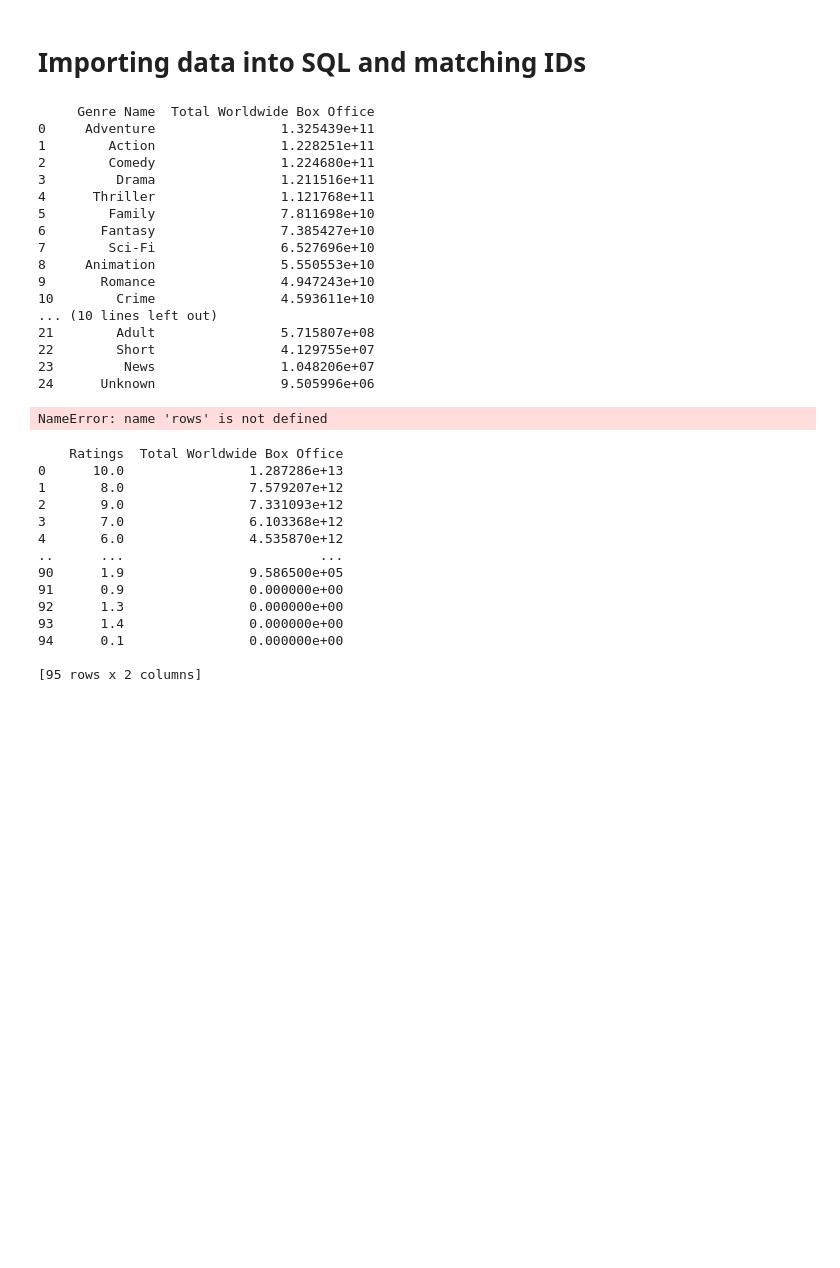
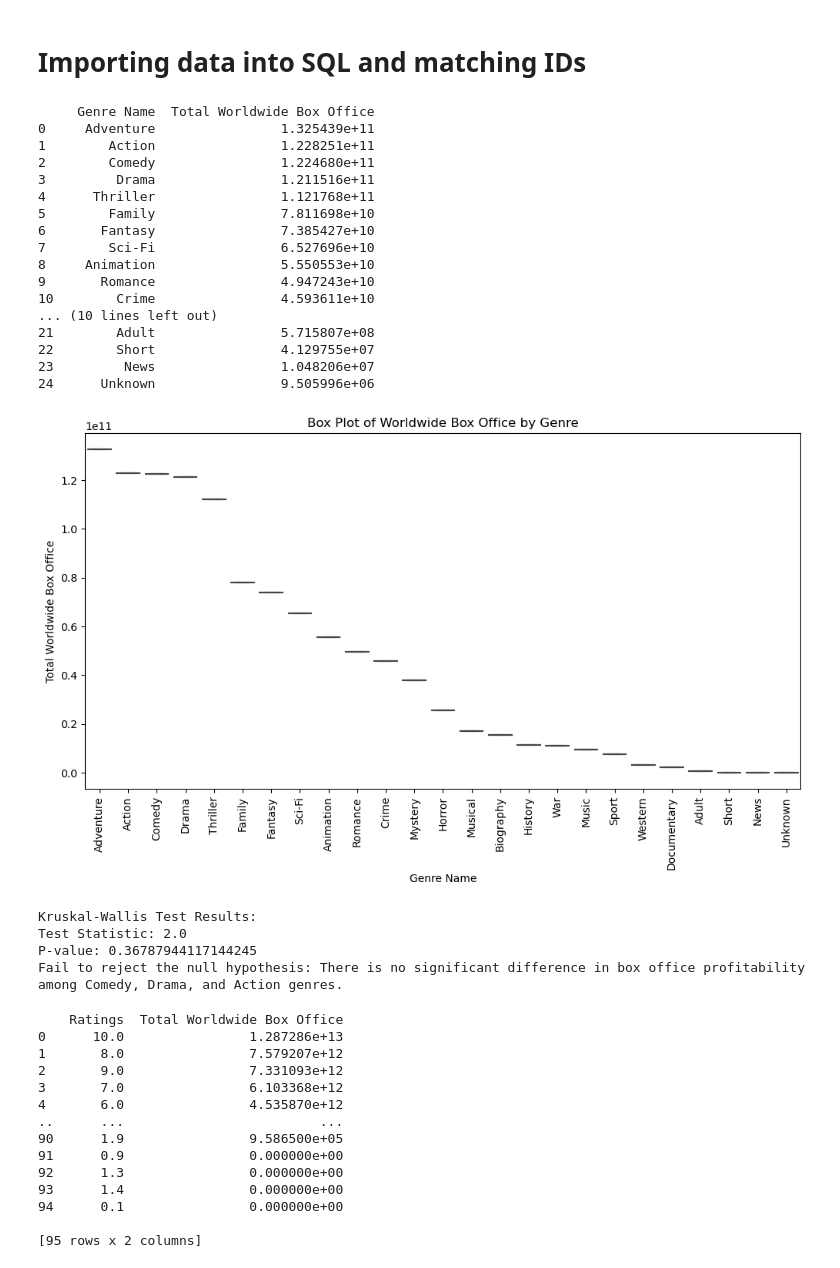
Before and after one commit to alvaarro/DatabaseManagement, a Jupyter notebook: New Python Database Management Script.ipynb, the cells around one changed output. Saved outputs shown, nothing was run; the diff lists cells and outputs as text; code cells hidden in the pictures; blank space fills up the shorter version.

Commit message:
Statsitical test added

```diff
--- a/New Python Database Management Script.ipynb
+++ b/New Python Database Management Script.ipynb
@@ -751,12 +751,13 @@ for _, director_row in directors_data.iterrows():
 cursor.close()
 conn.close()
 # %%
-# Aleksandra - Gnere join
-
 import psycopg2
 import pandas as pd
+import seaborn as sns
+import matplotlib.pyplot as plt
+import scipy.stats as stats
 
-# Defining a function to get genre-wise worldwide box office data
+# Define a function to get genre-wise worldwide box office data
 def get_genre_box_office_data():
     # Connect to the PostgreSQL database
     conn = psycopg2.connect(
@@ -767,10 +768,10 @@ def get_genre_box_office_data():
         password='alex2000'
     )
 
-    # Creating a cursor to interact with the database
+    # Create a cursor to interact with the database
     cursor = conn.cursor()
 
-    # Defining the SQL query to find the genre with the highest worldwide box office revenue
+    # Define the SQL query to find the genre with the highest worldwide box office revenue
     sql_query = """
         SELECT genres.genre_name, SUM(movies.worldwide_box_office) AS total_worldwide_box_office
         FROM genres
@@ -780,20 +781,20 @@ def get_genre_box_office_data():
         ORDER BY total_worldwide_box_office DESC;
     """
 
-    # Executing the SQL query
+    # Execute the SQL query
     cursor.execute(sql_query)
 
-    # Fetchong all the rows from the query
+    # Fetch all the rows from the query
     rows = cursor.fetchall()
 
-    # Create a dataframe to store the results
+    # Create a DataFrame to store the results
     df = pd.DataFrame(rows, columns=["Genre Name", "Total Worldwide Box Office"])
 
-    # Closing the cursor and the database connection
+    # Close the cursor and the database connection
     cursor.close()
     conn.close()
 
-    # Returning the DataFrame with the genre-wise box office data
+    # Return the DataFrame with the genre-wise box office data
     return df
 
 # Calling the function to retrieve and print the data
@@ -801,30 +802,19 @@ if __name__ == "__main__":
     genre_box_office_data = get_genre_box_office_data()
     print(genre_box_office_data)
 
-
-# Importing the necessary libraries to visualise the how the worldwide box office might be influenced by genres
-import psycopg2
-import pandas as pd
-import seaborn as sns
-import matplotlib.pyplot as plt
-
-# Create a dataframe
-df = pd.DataFrame(rows, columns=["Genre Name", "Total Worldwide Box Office"])
+# Create a DataFrame using the retrieved data
+df = genre_box_office_data
 
 # Visualize the distribution of box office earnings by genre
-# Compare multiple genres side by side through visual comparisons of their box office earnings
-plt.figure(figsize=(12, 6)) # Size of the box plot
-sns.boxplot(data=df, x="Genre Name", y="Total Worldwide Box Office") # defining the data and the dataframe
+plt.figure(figsize=(12, 6))
+sns.boxplot(data=df, x="Genre Name", y="Total Worldwide Box Office")
 plt.xticks(rotation=90)
-plt.xlabel("Genre Name") # Defining the x label (independent variable) - genre
-plt.ylabel("Total Worldwide Box Office") # Defining the y label (dependent variable) - worldwide box office
-plt.title("Box Plot of Worldwide Box Office by Genre") # Giving it a title
-plt.show() # Showcasing it
+plt.xlabel("Genre Name")
+plt.ylabel("Total Worldwide Box Office")
+plt.title("Box Plot of Worldwide Box Office by Genre")
+plt.show()
 
-# Importing the necessary statistics library
-import scipy.stats as stats
-
-# Extracting box office earnings data for three movie genres: Comedy, Drama, and Action from the above defined dataframe "df"
+# Extracting box office earnings data for three movie genres: Comedy, Drama, and Action
 comedy_box_office = df[df['Genre Name'] == 'Comedy']['Total Worldwide Box Office']
 drama_box_office = df[df['Genre Name'] == 'Drama']['Total Worldwide Box Office']
 action_box_office = df[df['Genre Name'] == 'Action']['Total Worldwide Box Office']
@@ -837,38 +827,41 @@ statistic, p_value = stats.kruskal(comedy_box_office, drama_box_office, action_b
 # We use this significance level to decide if the results are trustworthy or if they could be due to random chance
 alpha = 0.05
 
-# Print the Kruskal-Wallis test results - The Kruskal-Wallis test is suitable for analyzing ordinal data because it doesn't require the same assumptions as other statistical tests
-# It tects differences among groups without making directional assumptions
+# Print the Kruskal-Wallis test results
 print("Kruskal-Wallis Test Results:")
 print(f"Test Statistic: {statistic}")
 print(f"P-value: {p_value}")
 
 # Interpret the results
 # If the p-value is less than our significance level (0.05), we say the results are "significant" - It means there's a real difference in box office earnings among Comedy, Drama, and Action genres
 # Which would support our hypothesis -
 if p_value < alpha:
     print("Reject the null hypothesis: There is a significant difference in box office profitability among Comedy, Drama, and Action genres.")
 else: # If the p-value is greater than our significance level, we don't have enough evidence to claim a difference
     print("Fail to reject the null hypothesis: There is no significant difference in box office profitability among Comedy, Drama, and Action genres.")
 # %% [output]
      Genre Name  Total Worldwide Box Office
 0     Adventure                1.325439e+11
 1        Action                1.228251e+11
 2        Comedy                1.224680e+11
 3         Drama                1.211516e+11
 4      Thriller                1.121768e+11
 5        Family                7.811698e+10
 6       Fantasy                7.385427e+10
 7        Sci-Fi                6.527696e+10
 8     Animation                5.550553e+10
 9       Romance                4.947243e+10
 10        Crime                4.593611e+10
 ... (10 lines left out)
 21        Adult                5.715807e+08
 22        Short                4.129755e+07
 23         News                1.048206e+07
 24      Unknown                9.505996e+06
+[figure, added]
-NameError: name 'rows' is not defined
+Kruskal-Wallis Test Results:
+Test Statistic: 2.0
+P-value: 0.36787944117144245
+Fail to reject the null hypothesis: There is no significant difference in box office profitability among Comedy, Drama, and Action genres.
 # %%
 #Jaume
 
```
